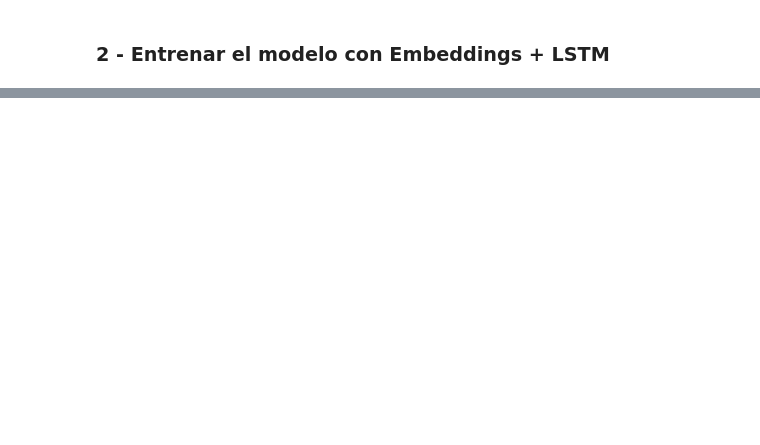
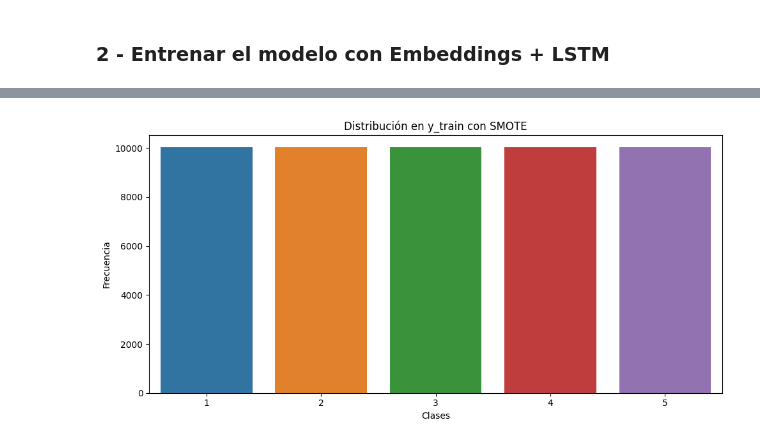
Before and after one commit to gerardox02/NLP_CEIA, a Jupyter notebook: Desafío 5/5 - clothing_ecommerce_reviews.ipynb, the cells around one changed output, grey strips where cells are left out. Saved outputs shown, nothing was run; the diff lists cells and outputs as text; code cells hidden in the pictures; blank space fills up the shorter version.

```diff
--- a/Desafío 5/5 - clothing_ecommerce_reviews.ipynb
+++ b/Desafío 5/5 - clothing_ecommerce_reviews.ipynb
@@ -197,0 +298,19 @@ from keras.layers import Dropout
+# %%
+from imblearn.over_sampling import SMOTE
+
+smote = SMOTE()
+X_train_SMOTE, y_train_SMOTE = smote.fit_resample(X_train, y_train)
+# %%
+class_labels = [f'{i+1}' for i in range(y_train_SMOTE.shape[1])]
+class_counts_train = y_train_SMOTE.sum(axis=0)
+
+plt.figure(figsize=(10, 5))
+sns.barplot(x=class_labels, y=class_counts_train)
+plt.title(f'Distribución en y_train con SMOTE')
+plt.ylabel('Frecuencia')
+plt.xlabel('Clases')
+
+plt.tight_layout()
+plt.show()
+# %% [output]
+[figure, added]
```
Also changed, not shown: parts of 16 cells of this notebook.
